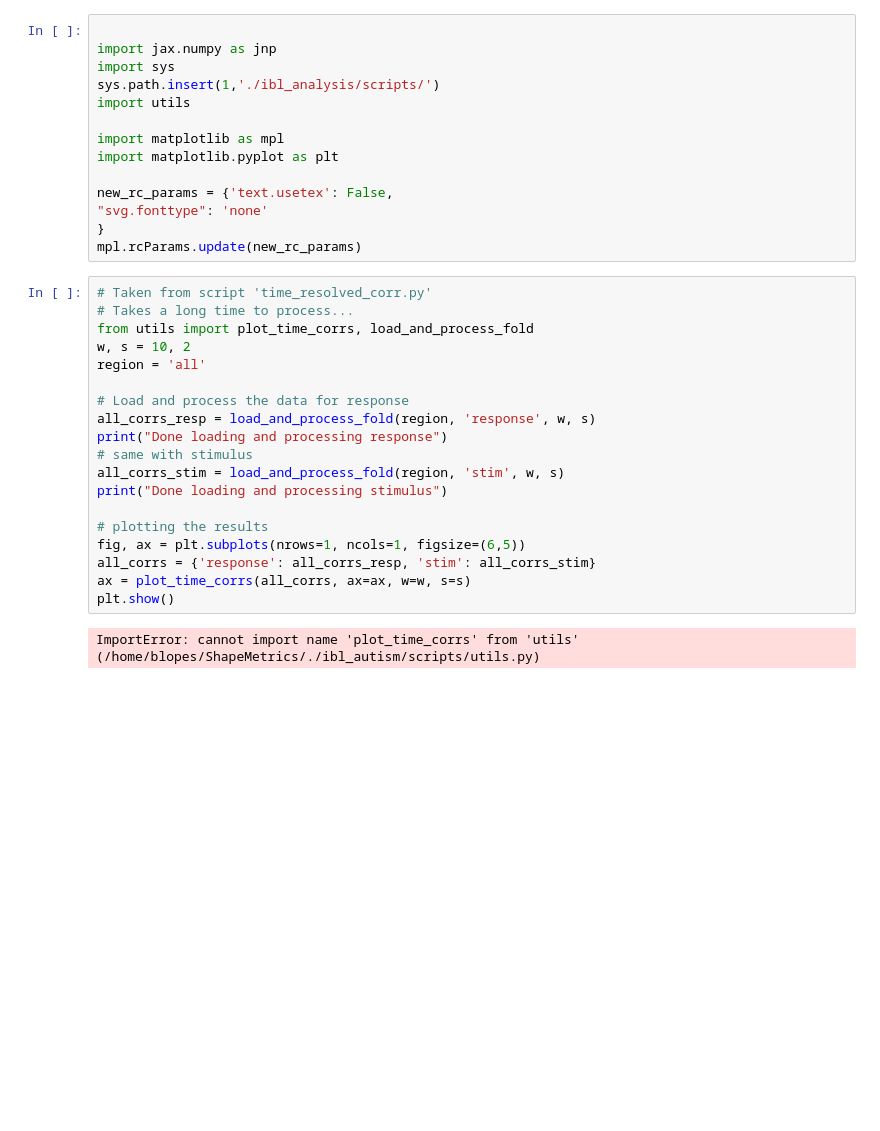
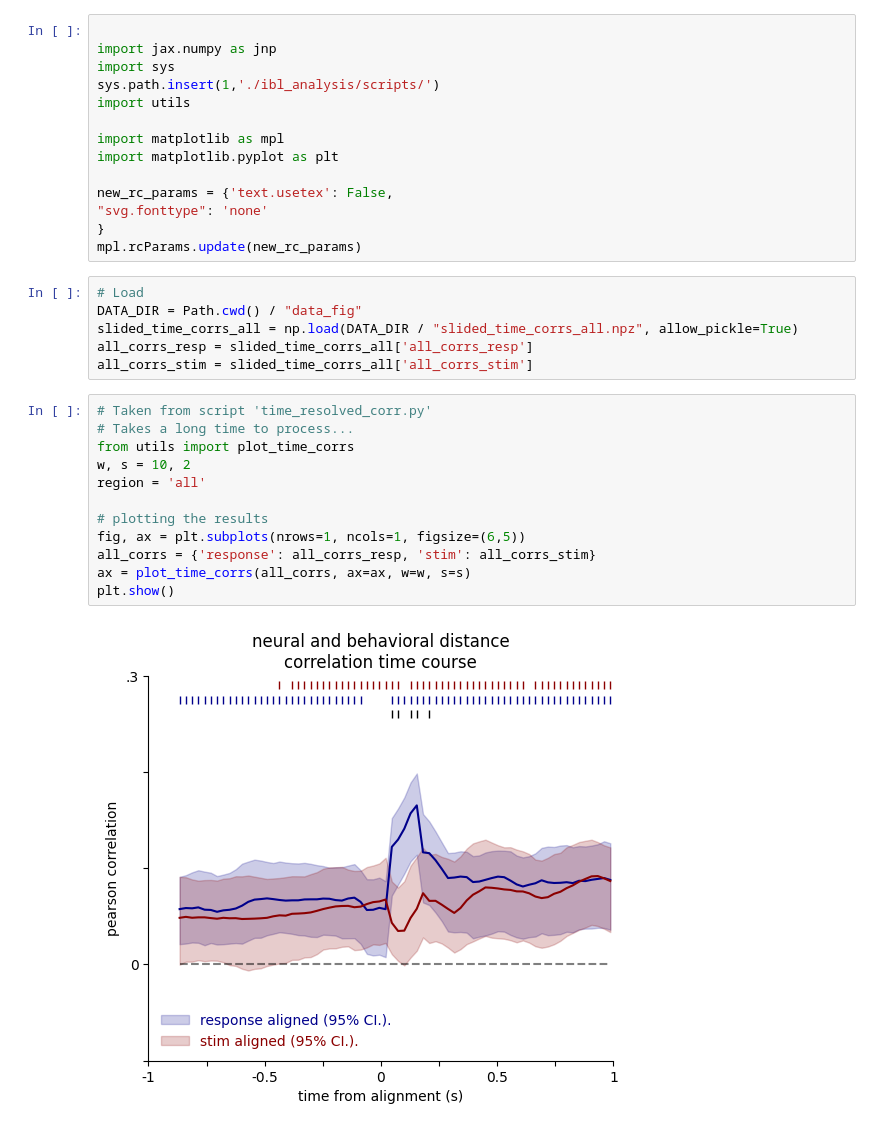
Before and after one commit to brunaafl/ShapeMetrics, a Jupyter notebook: combined_figure.ipynb, the cells around one changed output. Saved outputs shown, nothing was run; the diff lists cells and outputs as text; blank space fills up the shorter version.

Commit message:
Adding slided window

```diff
--- a/combined_figure.ipynb
+++ b/combined_figure.ipynb
@@ -576,24 +576,23 @@ new_rc_params = {'text.usetex': False,
 "svg.fonttype": 'none'
 }
 mpl.rcParams.update(new_rc_params)
+# %%
+# Load
+DATA_DIR = Path.cwd() / "data_fig"
+slided_time_corrs_all = np.load(DATA_DIR / "slided_time_corrs_all.npz", allow_pickle=True)
+all_corrs_resp = slided_time_corrs_all['all_corrs_resp']
+all_corrs_stim = slided_time_corrs_all['all_corrs_stim']
 # %%
 # Taken from script 'time_resolved_corr.py'
 # Takes a long time to process...
-from utils import plot_time_corrs, load_and_process_fold
+from utils import plot_time_corrs
 w, s = 10, 2
 region = 'all'
-
-# Load and process the data for response
-all_corrs_resp = load_and_process_fold(region, 'response', w, s)
-print("Done loading and processing response")
-# same with stimulus
-all_corrs_stim = load_and_process_fold(region, 'stim', w, s)
-print("Done loading and processing stimulus")
 
 # plotting the results
 fig, ax = plt.subplots(nrows=1, ncols=1, figsize=(6,5))
 all_corrs = {'response': all_corrs_resp, 'stim': all_corrs_stim}
 ax = plot_time_corrs(all_corrs, ax=ax, w=w, s=s)
 plt.show()
 # %% [output]
-ImportError: cannot import name 'plot_time_corrs' from 'utils' (/home/blopes/ShapeMetrics/./ibl_autism/scripts/utils.py)
+[figure, added]
```
Also changed, not shown: parts of 1 cell of this notebook, 1 other file.
